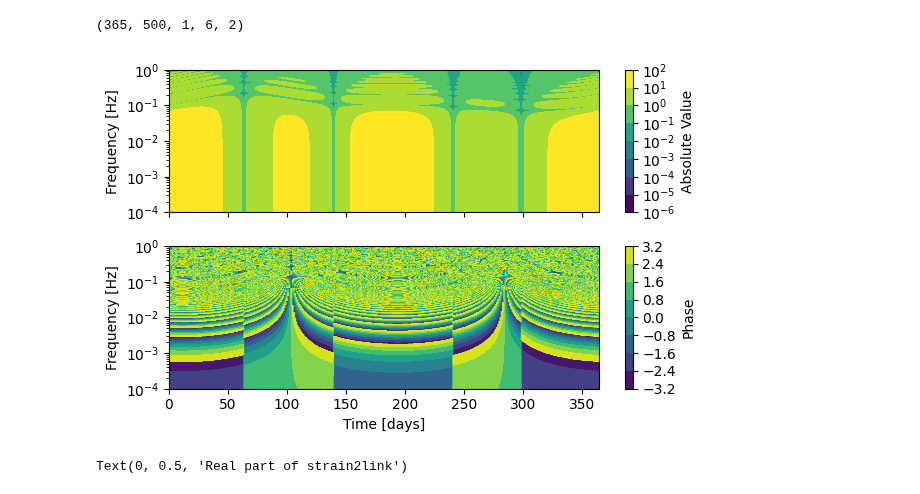
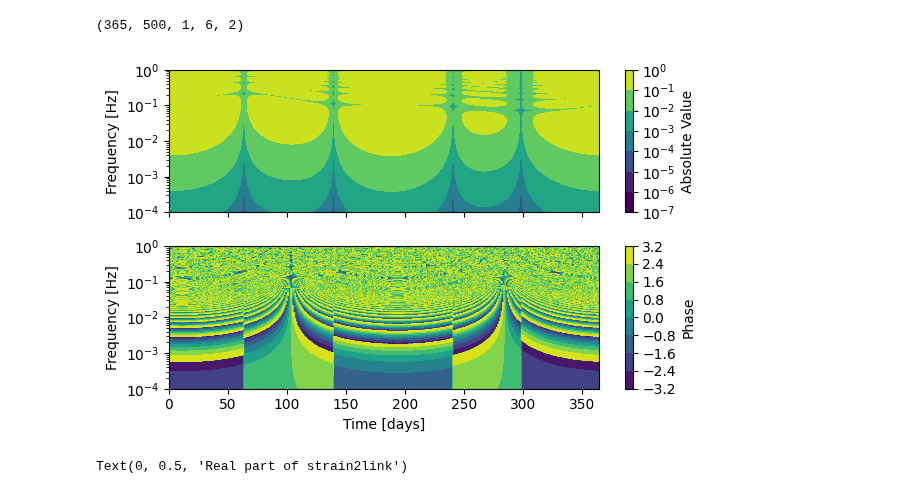
Before and after one commit to lorenzsp/ResponseRequirements, a Jupyter notebook: ResponseExploration.ipynb, the cells around one changed output. Drawn from its saved outputs; the diff is of its cells as text; code cells hidden in the pictures.

```diff
--- a/ResponseExploration.ipynb
+++ b/ResponseExploration.ipynb
@@ -50,7 +51,7 @@ def symmetrical_colormap(cmap_settings, new_name = None ):
 cmap_settings = ('Blues', None)  # provide int instead of None to "discretize/bin" the colormap
 mymap = symmetrical_colormap(cmap_settings= cmap_settings, new_name =None )
 # %%
-with h5py.File("processed_trajectories.h5", "r") as ds:
+with h5py.File("data/processed_trajectories.h5", "r") as ds:
         t_orb_dataset   = ds["t_interp"][()]
         x_orb_dataset   = ds["spacecraft_positions"][()]
         v_orb_dataset   = ds["spacecraft_velocities"][()]
@@ -142,39 +143,45 @@ pol = 0  # Choose polarization
 sky_index = 0  # Choose a specific sky location (pixel index)
 time_index = 0  # Choose a specific time index
 
-response = strain2link[:, :, sky_index, link, pol] / f
+response = strain2link[:, :, sky_index, link, pol]# / f
 amp_map = (np.abs(response).T)
 phase_map = (np.angle(response).T)
 
 fig, axes = plt.subplots(2, 1, figsize=(3.15*2, 4), sharex=True)
 
 positive_vals = amp_map[amp_map > 0]
 vmin = positive_vals.min()
 
 cf1 = axes[0].contourf(
     array_ltts / 86400,
     f,
     amp_map,
     levels=5,
     norm=mcolors.LogNorm(vmin=vmin, vmax=amp_map.max())
 )
 fig.colorbar(cf1, ax=axes[0], label='Absolute Value')
 # axes[0].axhline(1 / (np.pi * 8.2), color='r')
 # axes[0].set_ylim(1e-2, 1)
 axes[0].set_ylabel('Frequency [Hz]')
 axes[0].set_yscale('log')
 
 cf2 = axes[1].contourf(array_ltts / 86400, f, phase_map)#, cmap=mymap)
 fig.colorbar(cf2, ax=axes[1], label='Phase')
 # axes[1].axhline(1 / (np.pi * 8.2), color='r')
 axes[1].set_xlabel('Time [days]')
 axes[1].set_ylabel('Frequency [Hz]')
 axes[1].set_yscale('log')
 
 plt.tight_layout()
 plt.savefig("response_evolution.png", dpi=300)
+
+with h5py.File("data/link_response_maps.h5", "w") as ds:
+    ds.create_dataset("array_ltts", data=array_ltts)
+    ds.create_dataset("frequencies", data=f)
+    ds.create_dataset("amp_map", data=amp_map)
+    ds.create_dataset("phase_map", data=phase_map)
 # %% [output]
-[figure, old version]
+[figure, new version]
 # %%
 link = 0  # Choose A, E, or T
 pol = 0  # Choose polarization
```
Also changed, not shown: parts of 11 cells of this notebook, 13 other files.
